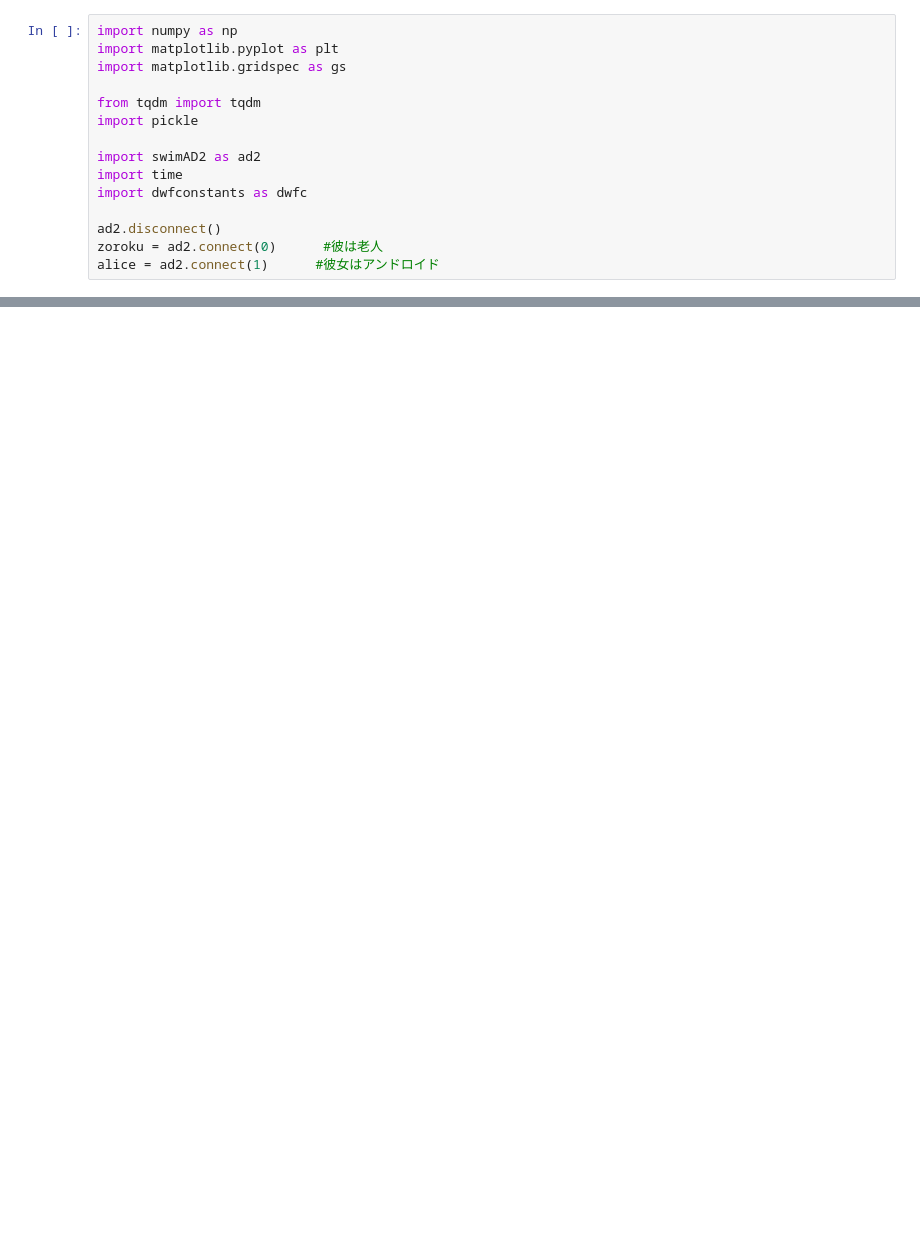
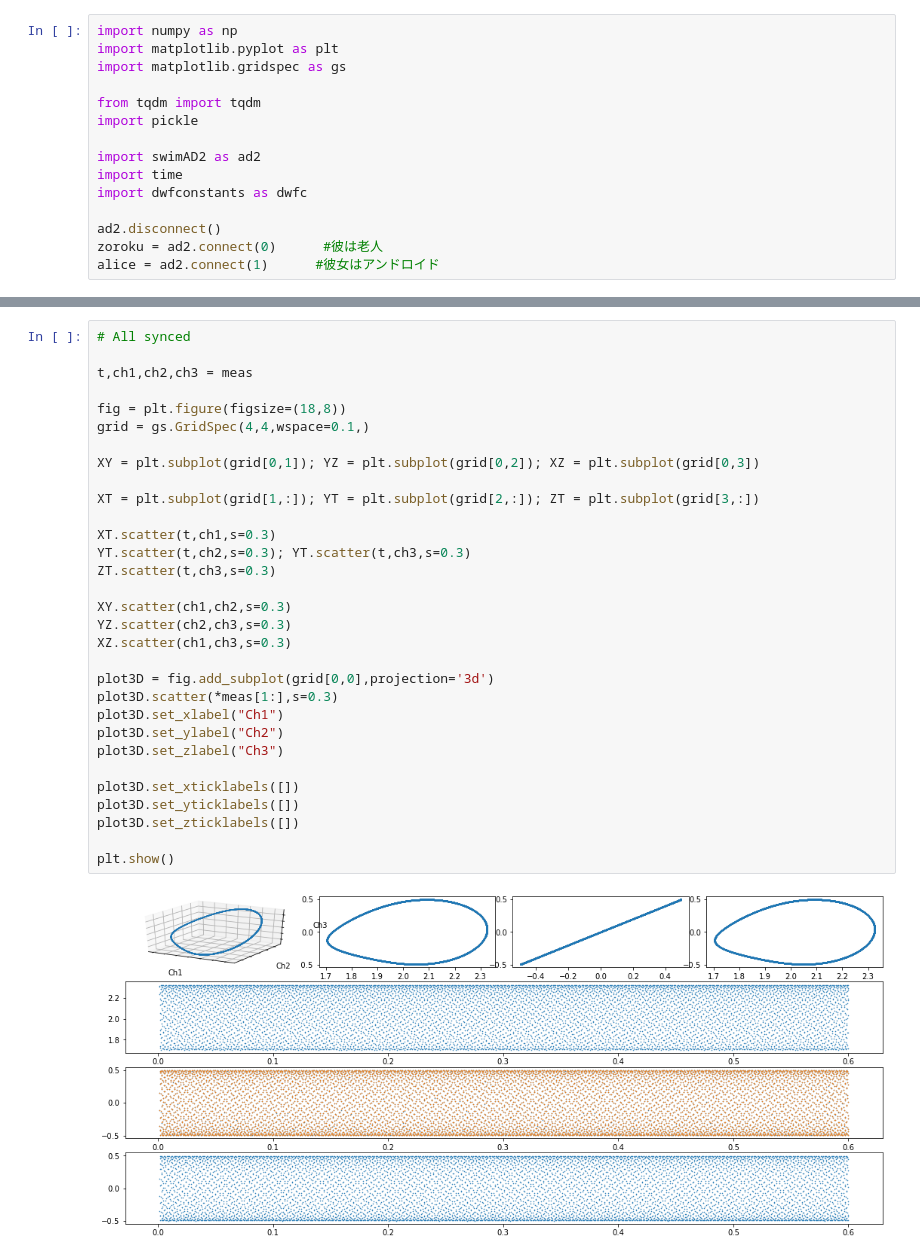
Before and after one commit to Chwanhee/Metrology, a Jupyter notebook: Report_2/Synced_measurement.ipynb, the cells around one changed output, grey strips where cells are left out. Cells and saved outputs as stored; diff of their text form; blank space fills up the shorter version.

```diff
--- a/Report_2/Synced_measurement.ipynb
+++ b/Report_2/Synced_measurement.ipynb
@@ -114,3 +142,36 @@ plt.show()
+# %%
+# All synced
+
+t,ch1,ch2,ch3 = meas
+
+fig = plt.figure(figsize=(18,8))
+grid = gs.GridSpec(4,4,wspace=0.1,)
+
+XY = plt.subplot(grid[0,1]); YZ = plt.subplot(grid[0,2]); XZ = plt.subplot(grid[0,3])
+
+XT = plt.subplot(grid[1,:]); YT = plt.subplot(grid[2,:]); ZT = plt.subplot(grid[3,:])
+
+XT.scatter(t,ch1,s=0.3)
+YT.scatter(t,ch2,s=0.3); YT.scatter(t,ch3,s=0.3)
+ZT.scatter(t,ch3,s=0.3)
+
+XY.scatter(ch1,ch2,s=0.3)
+YZ.scatter(ch2,ch3,s=0.3)
+XZ.scatter(ch1,ch3,s=0.3)
+
+plot3D = fig.add_subplot(grid[0,0],projection='3d')
+plot3D.scatter(*meas[1:],s=0.3)
+plot3D.set_xlabel("Ch1")
+plot3D.set_ylabel("Ch2")
+plot3D.set_zlabel("Ch3")
+
+plot3D.set_xticklabels([])
+plot3D.set_yticklabels([])
+plot3D.set_zticklabels([])
+
+plt.show()
+# %% [output]
+[figure, added]
 # %%
 fig = plt.figure()
 ax = fig.add_subplot(projection='3d')
```
Also changed, not shown: parts of 4 cells of this notebook.
